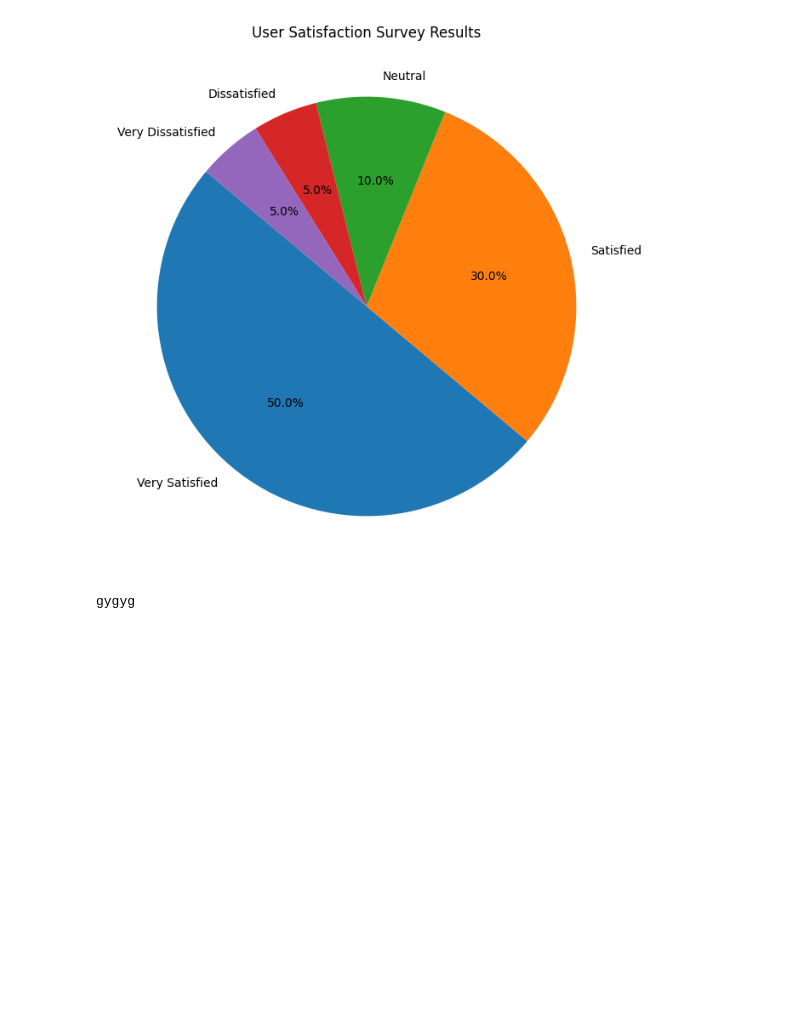
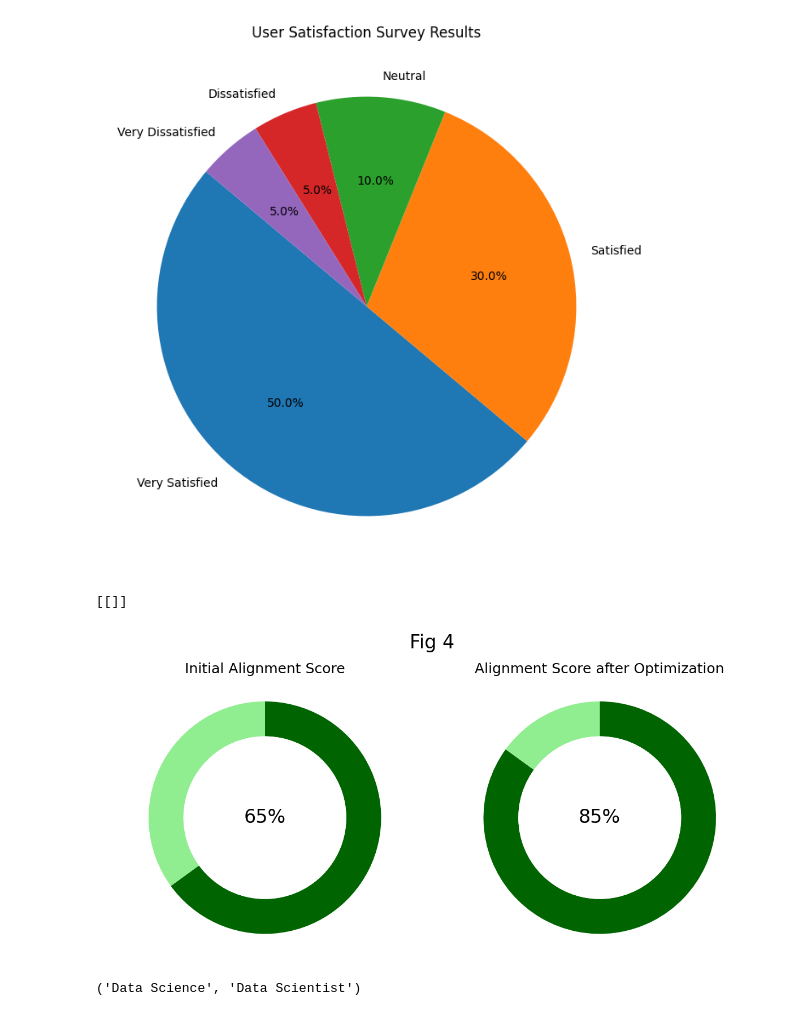
Before and after one commit to aviralwalia08/ResumeOptimizer, a Jupyter notebook: notebooks/Get_Top20Keywords.ipynb, the cells around one changed output. Saved outputs shown, nothing was run; the diff lists cells and outputs as text; code cells hidden in the pictures; blank space fills up the shorter version.

```diff
--- a/notebooks/Get_Top20Keywords.ipynb
+++ b/notebooks/Get_Top20Keywords.ipynb
@@ -652,13 +652,3 @@ plt.show()
 [figure]
 [figure]
 [figure]
-# %%
-a = 2
-if a > 3:
-    print('>3')
-elif a > 6:
-    print('>6')
-else:
-    print('gygyg')
-# %% [output]
-gygyg
@@ -664,0 +668,69 @@ gygyg
+# %%
+output_formatter(content)
+# %% [output]
+[[]]
+# %%
+import matplotlib.pyplot as plt
+
+# Define the data and labels for the first chart
+progress1 = 0.65
+remaining1 = 1 - progress1
+
+# Define the data and labels for the second chart
+progress2 = 0.85
+remaining2 = 1 - progress2
+
+# Create a figure with two subplots side by side
+fig, (ax1, ax2) = plt.subplots(1, 2, figsize=(12, 6))
+
+fig.suptitle('Fig 4', fontsize=24)
+
+# First pie chart
+ax1.pie([progress1, remaining1],
+       colors=['darkgreen', 'lightgreen'], # Light green and dark green colors
+       startangle=90,
+       counterclock=False,
+       wedgeprops={'width': 0.3})
+
+# Add a center circle for the 'donut' shape
+centre_circle1 = plt.Circle((0, 0), 0.70, fc='white')
+ax1.add_artist(centre_circle1)
+
+# Add a text label in the center of the pie chart
+ax1.text(0, 0, f"{int(progress1*100)}%", ha='center', va='center', fontsize=24)
+
+# Equal aspect ratio ensures that pie is drawn as a circle.
+ax1.axis('equal')
+
+# Set title for the first chart
+ax1.set_title('Initial Alignment Score', fontsize=18)
+
+# Second pie chart
+ax2.pie([progress2, remaining2],
+       colors=['darkgreen', 'lightgreen'], # Light green and dark green colors
+       startangle=90,
+       counterclock=False,
+       wedgeprops={'width': 0.3})
+
+# Add a center circle for the 'donut' shape
+centre_circle2 = plt.Circle((0, 0), 0.70, fc='white')
+ax2.add_artist(centre_circle2)
+
+# Add a text label in the center of the pie chart
+ax2.text(0, 0, f"{int(progress2*100)}%", ha='center', va='center', fontsize=24)
+
+# Equal aspect ratio ensures that pie is drawn as a circle.
+ax2.axis('equal')
+
+# Set title for the second chart
+ax2.set_title('Alignment Score after Optimization', fontsize=18)
+
+# Display the charts
+plt.tight_layout()
+plt.show()
+# %% [output]
+[figure, added]
+# %%
+industry , Job_Profile
+# %% [output]
+('Data Science', 'Data Scientist')
```
Also changed, not shown: parts of 8 cells of this notebook, 12 other files.
